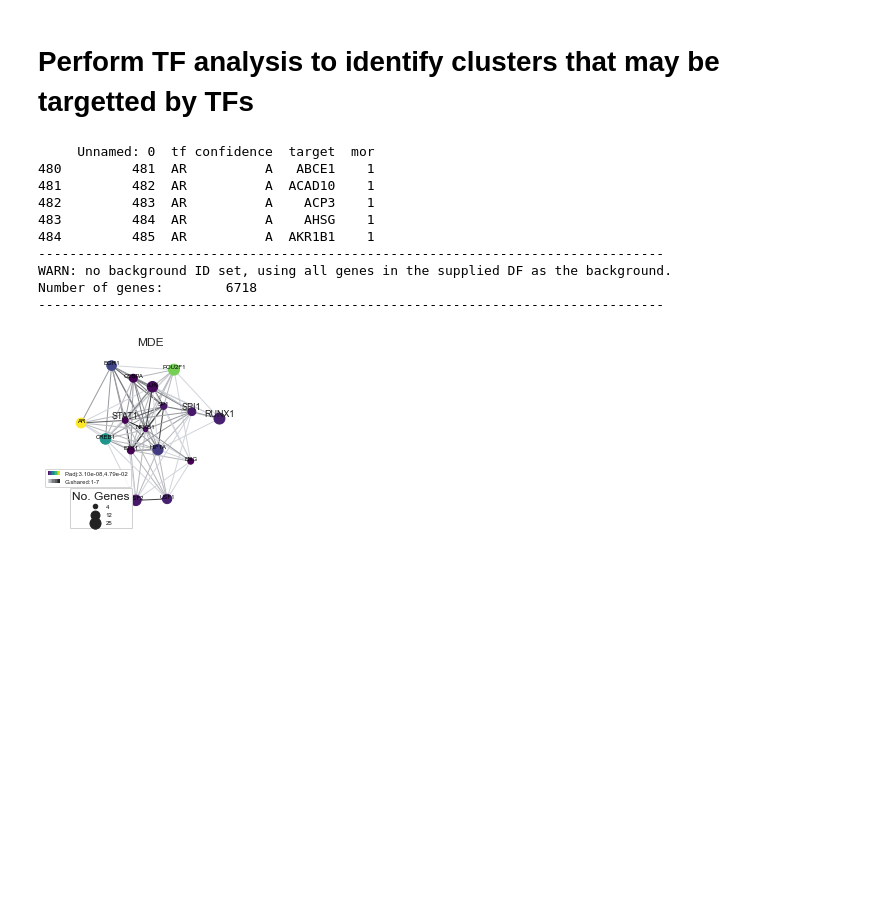
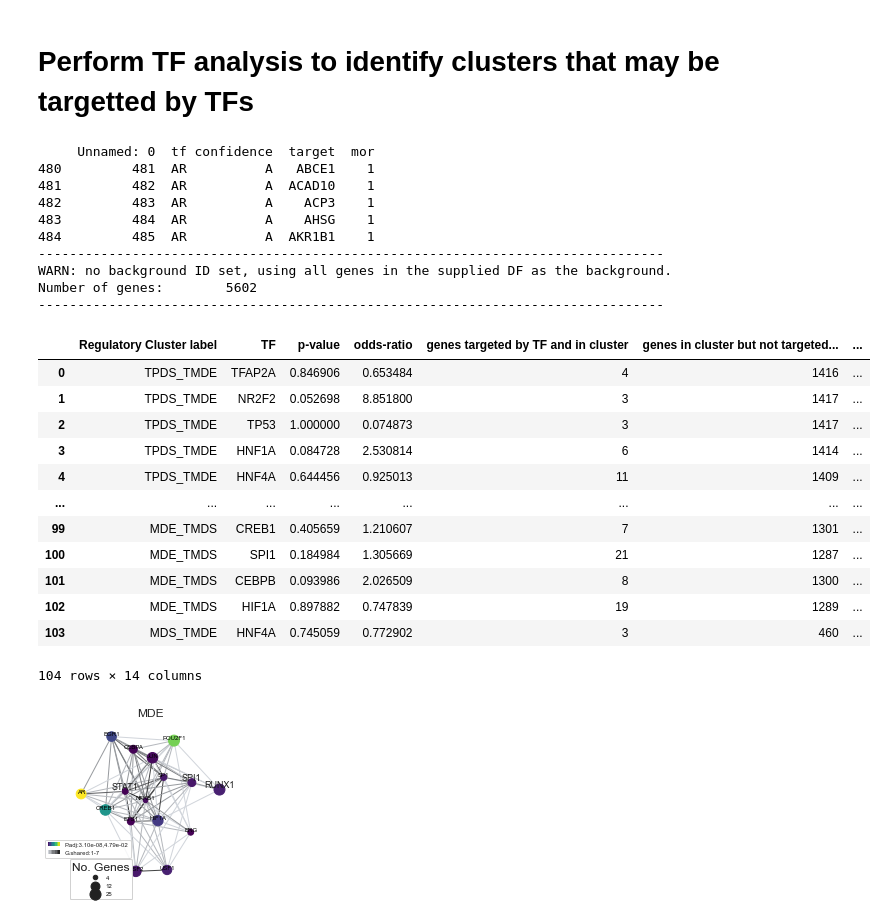
Before and after one commit to ArianeMora/SiRCle_multiomics_integration, a Jupyter notebook: manuscript_reproducibility/N14_TF.ipynb, the cells around one changed output. Cells and saved outputs as stored; diff of their text form; code cells hidden in the pictures; blank space fills up the shorter version.

```diff
--- a/manuscript_reproducibility/N14_TF.ipynb
+++ b/manuscript_reproducibility/N14_TF.ipynb
@@ -21,7 +21,7 @@ mo = SciMotf_Doro(doro_file=tf_file, cluster_file=rcm_file, cluster_gene_id='ext
                  padj_protein='padj_protein', logfc_protein='logFC_protein', padj_rna='padj_rna',
                   logfc_rna='logFC_rna', output_dir=output_dir)
 
-df = mo.run(['A'], rcm_clusters=["TMDE", "TMDS", "MDS", "MDS_TMDE", "MDE", "MDE_TMDS", "TPDE", "TPDE_TMDS", "TPDS", "TPDS_TMDE",])
+df = mo.run() #['A'], rcm_clusters=["TMDE", "TMDS", "MDS", "MDS_TMDE", "MDE", "MDE_TMDS", "TPDE", "TPDE_TMDS", "TPDS", "TPDS_TMDE",])
 df.to_csv(f'{output_dir}scimotif_DORO_A.csv')
 # %% [output]
      Unnamed: 0  tf confidence  target  mor
@@ -32,8 +32,24 @@ df.to_csv(f'{output_dir}scimotif_DORO_A.csv')
 484         485  AR          A  AKR1B1    1
 --------------------------------------------------------------------------------
 WARN: no background ID set, using all genes in the supplied DF as the background.
-Number of genes:        6718
+Number of genes:        5602
 --------------------------------------------------------------------------------
+# %%
+df
+# %% [output]
+|  | Regulatory Cluster label | TF | p-value | odds-ratio | genes targeted by TF and in cluster | genes in cluster but not targeted... | ... |
+| 0 | TPDS_TMDE | TFAP2A | 0.846906 | 0.653484 | 4 | 1416 | ... |
+| 1 | TPDS_TMDE | NR2F2 | 0.052698 | 8.851800 | 3 | 1417 | ... |
+| 2 | TPDS_TMDE | TP53 | 1.000000 | 0.074873 | 3 | 1417 | ... |
+| 3 | TPDS_TMDE | HNF1A | 0.084728 | 2.530814 | 6 | 1414 | ... |
+| 4 | TPDS_TMDE | HNF4A | 0.644456 | 0.925013 | 11 | 1409 | ... |
+| ... | ... | ... | ... | ... | ... | ... | ... |
+| 99 | MDE_TMDS | CREB1 | 0.405659 | 1.210607 | 7 | 1301 | ... |
+| 100 | MDE_TMDS | SPI1 | 0.184984 | 1.305669 | 21 | 1287 | ... |
+| 101 | MDE_TMDS | CEBPB | 0.093986 | 2.026509 | 8 | 1300 | ... |
+| 102 | MDE_TMDS | HIF1A | 0.897882 | 0.747839 | 19 | 1289 | ... |
+| 103 | MDS_TMDE | HNF4A | 0.745059 | 0.772902 | 3 | 460 | ... |
+104 rows × 14 columns
 # %%
 def plot_cluster_tf(filename, gene_ratio_min=1, padj_max=0.05, title='', fig_dir='',
                     label_font_size=9, figsize=(3, 3), axis_font_size=6,
```
Also changed, not shown: 51 other files.
